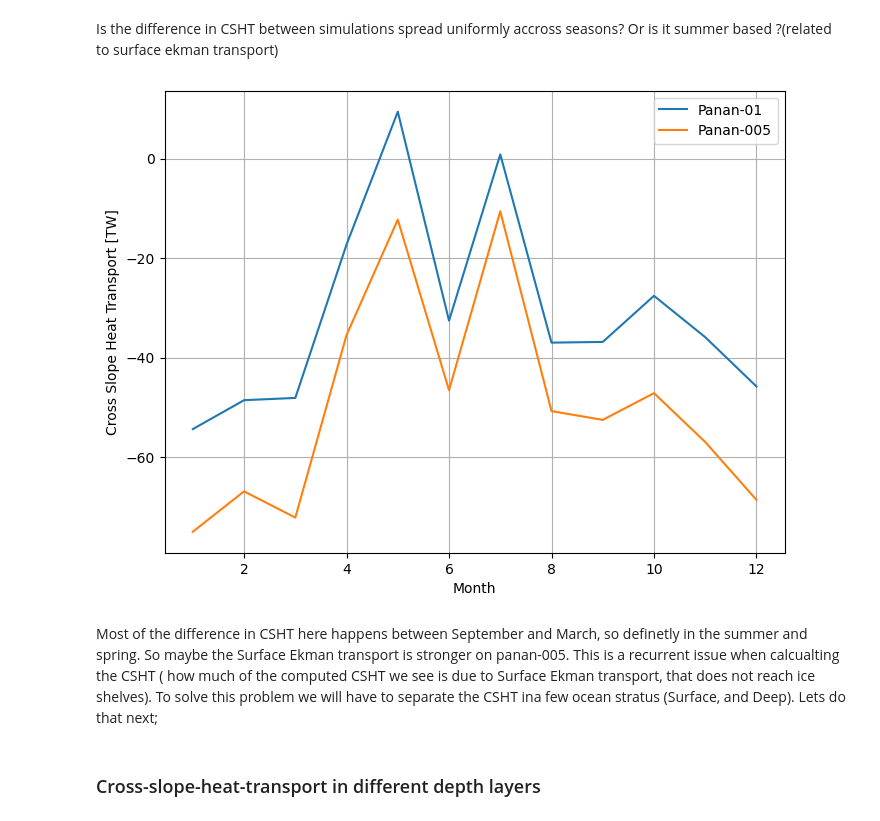
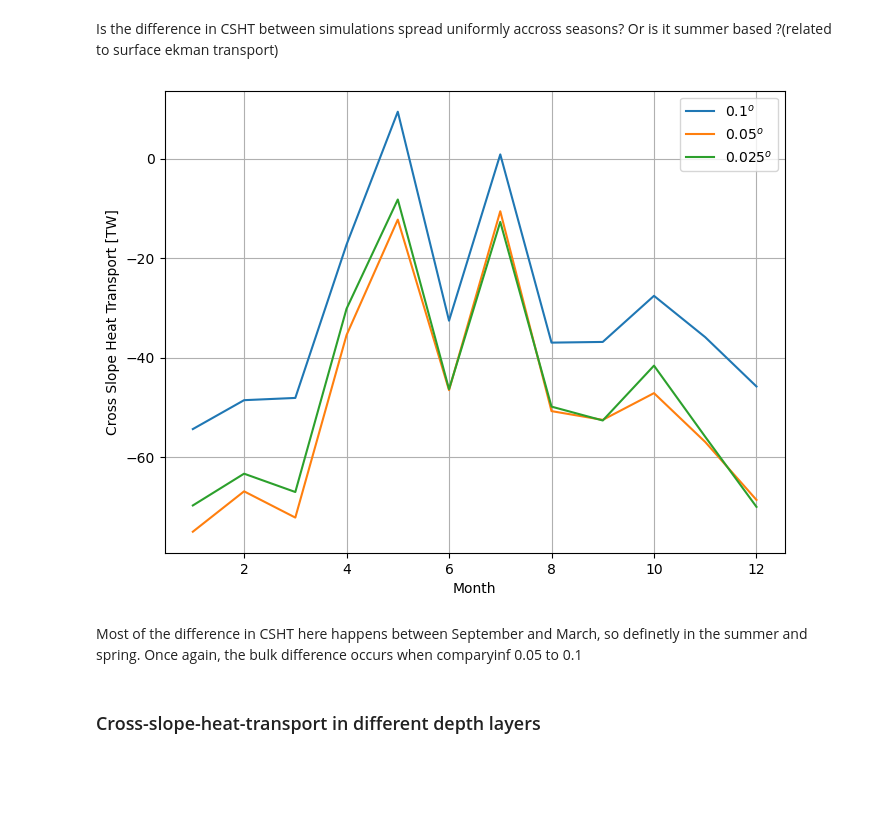
Before and after one commit to willaguiar/Panan_HT_ASC, a Jupyter notebook: Jupyter/CSHT_resolutions_totalandtimescales.ipynb, the cells around one changed output. Saved outputs shown, nothing was run; the diff lists cells and outputs as text; code cells hidden in the pictures; blank space fills up the shorter version.

```diff
--- a/Jupyter/CSHT_resolutions_totalandtimescales.ipynb
+++ b/Jupyter/CSHT_resolutions_totalandtimescales.ipynb
@@ -24,6 +24,8 @@ client
 src_p01 = '/home/156/wf4500/v45_wf4500/Project_panan/GH/Panan_HT_ASC/Processed_data/panan01/CSHT_daily_z/*'
 #panan005 daily as f(z,time)
 src_p005 = '/home/156/wf4500/v45_wf4500/Project_panan/GH/Panan_HT_ASC/Processed_data/panan005/CSHT_daily_z/*'
+#panan0025 daily as f(z,time)
+src_p0025 = '/home/156/wf4500/v45_wf4500/Project_panan/GH/Panan_HT_ASC/Processed_data/panan0025/CSHT_monthly_z/*'
 
 lat_slice  = slice(-83,-59)
 
@@ -46,3 +47,11 @@ print("%i netcdf data files"%len(gl))
 p005_HT=xr.open_mfdataset(gl, concat_dim='time', combine='nested').rename({'zl':'z_l'})
 # %% [output]
 12 netcdf data files
+# %%
+#importing panan0025 - THIS IS AMONTHLY DATA
+gl =glob.glob(src_p0025)
+gl=sorted(gl)
+print("%i netcdf data files"%len(gl))
+p0025_HT=xr.open_mfdataset(gl, concat_dim='time', combine='nested')
+#matching time  for climatological means
+p0025_HT['time']=np.array(p0025_HT.time+1)
@@ -56,6 +67,10 @@ P01_binned_ZC=p01_HT.zonal_convergence.sum('z_l')
 P005_unbinned_HT=p005_HT.unbinned_heat_transp_across_contour.sum('z_l')
 P005_binned_CSHT=p005_HT.binned_cross_slope_heat_trans.sum('z_l')
 P005_binned_ZC=p005_HT.zonal_convergence.sum('z_l')
+# %%
+P0025_unbinned_HT=p0025_HT.unbinned_heat_transp_across_contour.sum('z_l')
+P0025_binned_CSHT=p0025_HT.binned_cross_slope_heat_trans.sum('z_l')
+P0025_binned_ZC=p0025_HT.zonal_convergence.sum('z_l')
 # %%
 #long and lat coordinates panan-01
 P01_unbinned_lon=p01_HT.isel(time=0).lon_along_contour
@@ -162,22 +197,27 @@ P01_binned_ZC_season=P01_binned_ZC.groupby('time.month').mean('time').sum('lon_b
 P005_unbinned_HT_season=P005_unbinned_HT.groupby('time.month').mean('time').sum('contour_index').load()
 P005_binned_CSHT_season=P005_binned_CSHT.groupby('time.month').mean('time').sum('lon_bin_midpoints').load()
 P005_binned_ZC_season=P005_binned_ZC.groupby('time.month').mean('time').sum('lon_bin_midpoints').load()
+
+#temporal means for panan0025
+P0025_unbinned_HT_season=P0025_unbinned_HT.sum('contour_index').load()
+P0025_binned_CSHT_season=P0025_binned_CSHT.sum('lon_bin_midpoints').load()
+P0025_binned_ZC_season=P0025_binned_ZC.sum('lon_bin_midpoints').load()
 # %%
 fig = plt.figure(figsize=(8,6))
 
 #plt.subplot(1,2,1)
-(P01_unbinned_HT_season/1e12).plot(label='Panan-01')
-(P005_unbinned_HT_season/1e12).plot(label='Panan-005')
-#((P005_unbinned_HT_season-P01_unbinned_HT_season)/1e12).plot(label=r'0.05  - 0.1')
+(P01_unbinned_HT_season/1e12).plot(label=r"0.1$^{o}$")
+(P005_unbinned_HT_season/1e12).plot(label=r"0.05$^{o}$")
+(P0025_unbinned_HT_season/1e12).plot(label=r"0.025$^{o}$")
 plt.xlabel('Month'); plt.ylabel('Cross Slope Heat Transport [TW]')
 plt.grid()
 plt.legend()
 
-plt.savefig(figdir+'RESCOMP_seasonalCSHT.png',dpi=300)
+plt.savefig(figdir+'RESCOMP_seasonalCSHT.png',dpi=300,bbox_inches='tight')
 # %% [output]
-[figure, old version]
+[figure, new version]
 # %% [markdown]
-Most of the difference in CSHT here happens between September and March, so definetly in the summer and spring. So maybe the Surface Ekman transport is stronger on panan-005. This is a recurrent issue when calcualting the CSHT ( how much of the computed CSHT we see is due to Surface Ekman transport, that does not reach ice shelves). To solve this problem we will have to separate the CSHT ina few ocean stratus (Surface, and Deep). Lets do that next;
+Most of the difference in CSHT here happens between September and March, so definetly in the summer and spring. Once again, the bulk difference occurs when comparyinf 0.05 to 0.1
 # %% [markdown]
 ### Cross-slope-heat-transport in different depth layers
 # %% [markdown]
```
Also changed, not shown: parts of 71 cells of this notebook.
